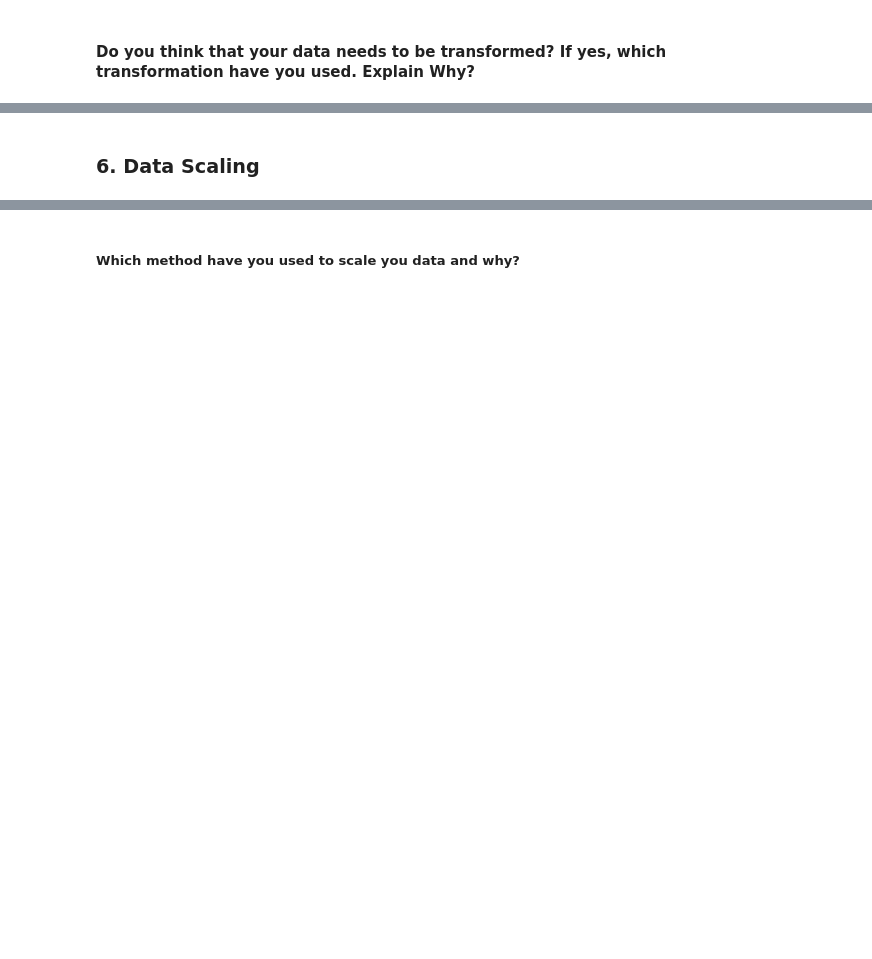
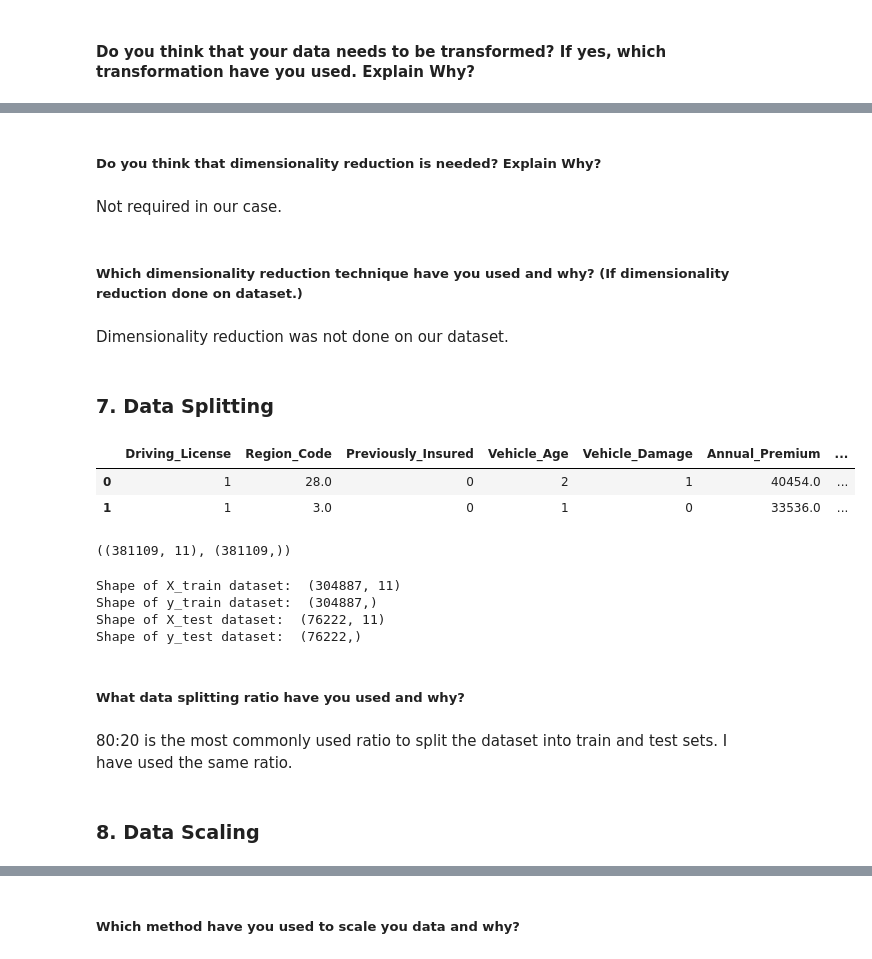
Before and after one commit to priyaregit/Classification-ML_Insurance-Cross-Sell-Prediction, a Jupyter notebook: Health_Insurance_Cross_Sell_Prediction_Classification.ipynb, the cells around one changed output, grey strips where cells are left out. Saved outputs shown, nothing was run; the diff lists cells and outputs as text; code cells hidden in the pictures; blank space fills up the shorter version.

```diff
--- a/Health_Insurance_Cross_Sell_Prediction_Classification.ipynb
+++ b/Health_Insurance_Cross_Sell_Prediction_Classification.ipynb
@@ -1062,0 +1136,6 @@ Answer Here.
+# %%
+# Performing log transformation of 'Age' feature
+df['ln_Age'] = df['Age'].map(lambda x : np.log(x) if x != 0 else 0)
+
+# Dropping the original un-transformed column
+df.drop('Age', axis = 1, inplace = True)
@@ -1063,2 +1144,46 @@ Answer Here.
+# %% [markdown]
+##### Do you think that dimensionality reduction is needed? Explain Why?
+# %% [markdown]
+Not required in our case.
+# %% [markdown]
+##### Which dimensionality reduction technique have you used and why? (If dimensionality reduction done on dataset.)
+# %% [markdown]
+Dimensionality reduction was not done on our dataset.
+# %% [markdown]
+### 7. Data Splitting
+# %%
+a = df.copy()
+a.head(2)
+# %% [output]
+|  | Driving_License | Region_Code | Previously_Insured | Vehicle_Age | Vehicle_Damage | Annual_Premium | ... |
+| 0 | 1 | 28.0 | 0 | 2 | 1 | 40454.0 | ... |
+| 1 | 1 | 3.0 | 0 | 1 | 0 | 33536.0 | ... |
+# %%
+# Split your data to train and test. Choose Splitting ratio wisely.
+
+X = df.drop(['Response'], axis = 1)
+y = df['Response'].values
+
+X.shape, y.shape
+# %% [output]
+((381109, 11), (381109,))
+# %%
+# split the data set into training and testing sets
+X_train, X_test, y_train, y_test = train_test_split(X, y, test_size = 0.2, random_state = 9)
+
+# describes info about train and test set
+print("Shape of X_train dataset: ", X_train.shape)
+print("Shape of y_train dataset: ", y_train.shape)
+print("Shape of X_test dataset: ", X_test.shape)
+print("Shape of y_test dataset: ", y_test.shape)
+# %% [output]
+Shape of X_train dataset:  (304887, 11)
+Shape of y_train dataset:  (304887,)
+Shape of X_test dataset:  (76222, 11)
+Shape of y_test dataset:  (76222,)
+# %% [markdown]
+##### What data splitting ratio have you used and why?
+# %% [markdown]
+80:20 is the most commonly used ratio to split the dataset into train and test sets. I have used the same ratio.
 # %% [markdown]
-### 6. Data Scaling
+### 8. Data Scaling
```
Also changed, not shown: parts of 35 cells of this notebook.
